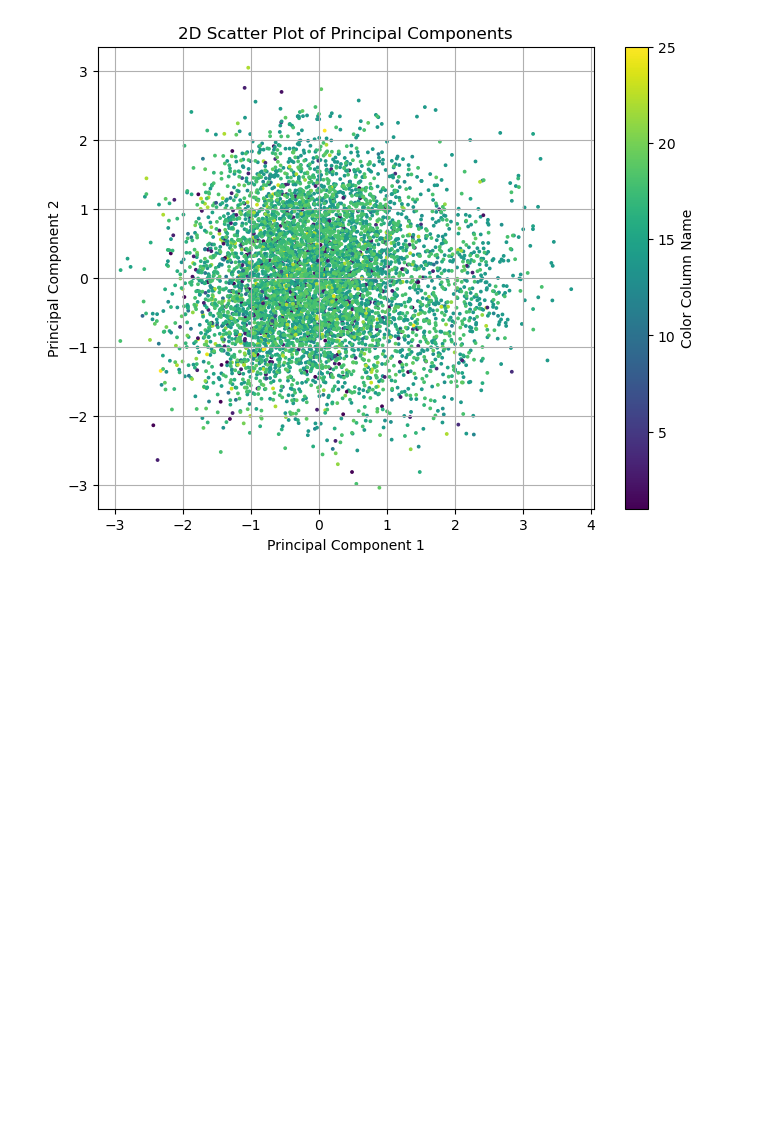
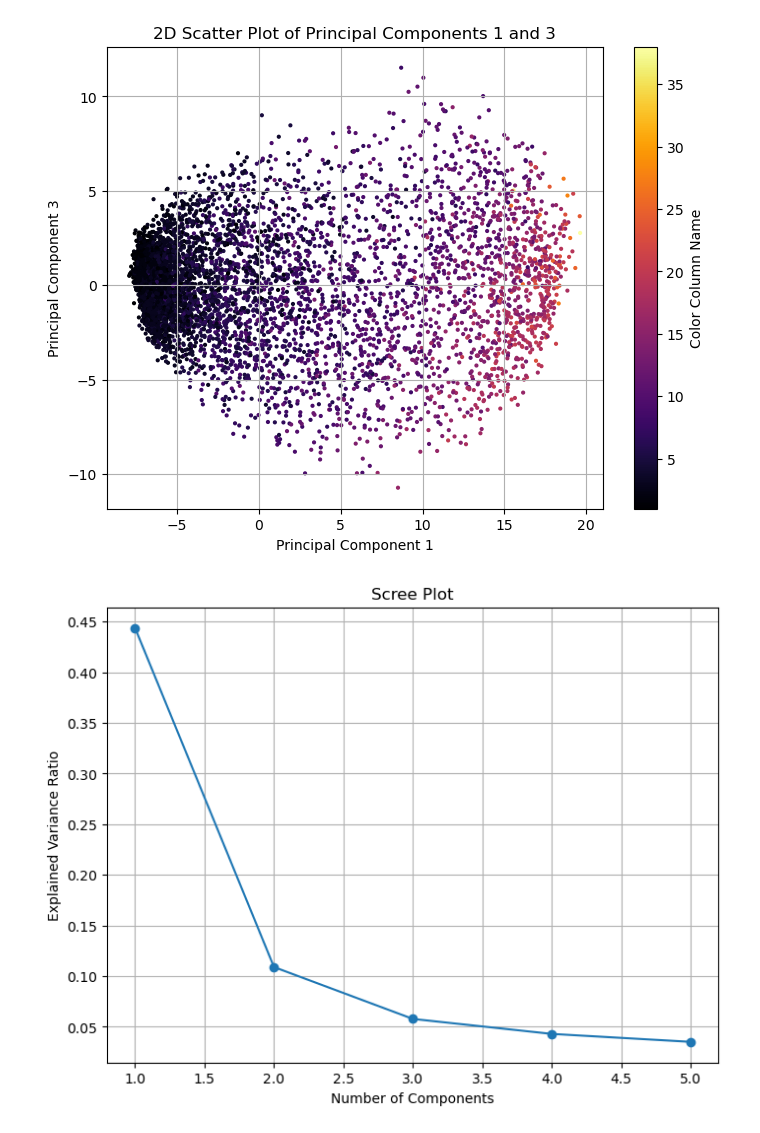
Before and after one commit to aeerik/base, a Jupyter notebook: cls_analysis.ipynb, the cells around one changed output. Drawn from its saved outputs; the diff is of its cells as text; code cells hidden in the pictures; blank space fills up the shorter version.

```diff
--- a/cls_analysis.ipynb
+++ b/cls_analysis.ipynb
@@ -29,7 +29,7 @@ from misc import get_paths
 from misc import model_loader
 
 ############################
-model_name = '2024-04-02modelEnc1Emb32Mask0.625ModeTrue.pt'
+model_name = '2024-04-02modelEnc4Emb256Mask0.25ModeTrue.pt'
 load_directory = "D://Models//"
 
 load_state = load_directory + model_name
@@ -231,29 +231,42 @@ Loading model from D://Models//2024-04-02modelEnc1Emb32Mask0.625ModeTrue.pt
 # %%
 from sklearn.decomposition import PCA
 import matplotlib.pyplot as plt
+import pandas as pd
+import numpy as np
 
-pca = PCA(n_components=2)
+components = [1,3]
 
+pca = PCA(n_components=5)
 principalComponents = pca.fit_transform(df.iloc[:,:-3])
+explained_variance_ratio = pca.explained_variance_ratio_
 
-principalDf = pd.DataFrame(data = principalComponents
-             , columns = ['principal component 1', 'principal component 2'])
-
-principalDf.head()
-
+# Select the specified components
+selected_components = [component - 1 for component in components]  # Convert to 0-based indexing
+principalDf = pd.DataFrame(data=principalComponents[:, selected_components],
+                           columns=[f'principal component {c}' for c in components])
 
 plt.figure(figsize=(8, 6))
-scatter = plt.scatter(principalDf['principal component 1'], principalDf['principal component 2'],
-                      c=df['num_abs'], cmap='viridis', s=3)  # 'viridis' is just an example colormap, you can choose any colormap
+scatter = plt.scatter(principalDf[f'principal component {components[0]}'],
+                      principalDf[f'principal component {components[1]}'],
+                      c=df['num_genes'], cmap='inferno', s=4)
 
-plt.title('2D Scatter Plot of Principal Components')
-plt.xlabel('Principal Component 1')
-plt.ylabel('Principal Component 2')
+plt.title(f'2D Scatter Plot of Principal Components {components[0]} and {components[1]}')
+plt.xlabel(f'Principal Component {components[0]}')
+plt.ylabel(f'Principal Component {components[1]}')
 plt.grid(True)
 
 # Add color bar
 plt.colorbar(scatter, label='Color Column Name')
 
 plt.show()
+
+plt.figure(figsize=(8, 6))
+plt.plot(np.arange(1, len(explained_variance_ratio) + 1), explained_variance_ratio, marker='o')
+plt.title('Scree Plot')
+plt.xlabel('Number of Components')
+plt.ylabel('Explained Variance Ratio')
+plt.grid(True)
+plt.show()
 # %% [output]
-[figure, old version]
+[figure, new version]
+[figure, added]
```
Also changed, not shown: parts of 1 cell of this notebook, 1 other file.
